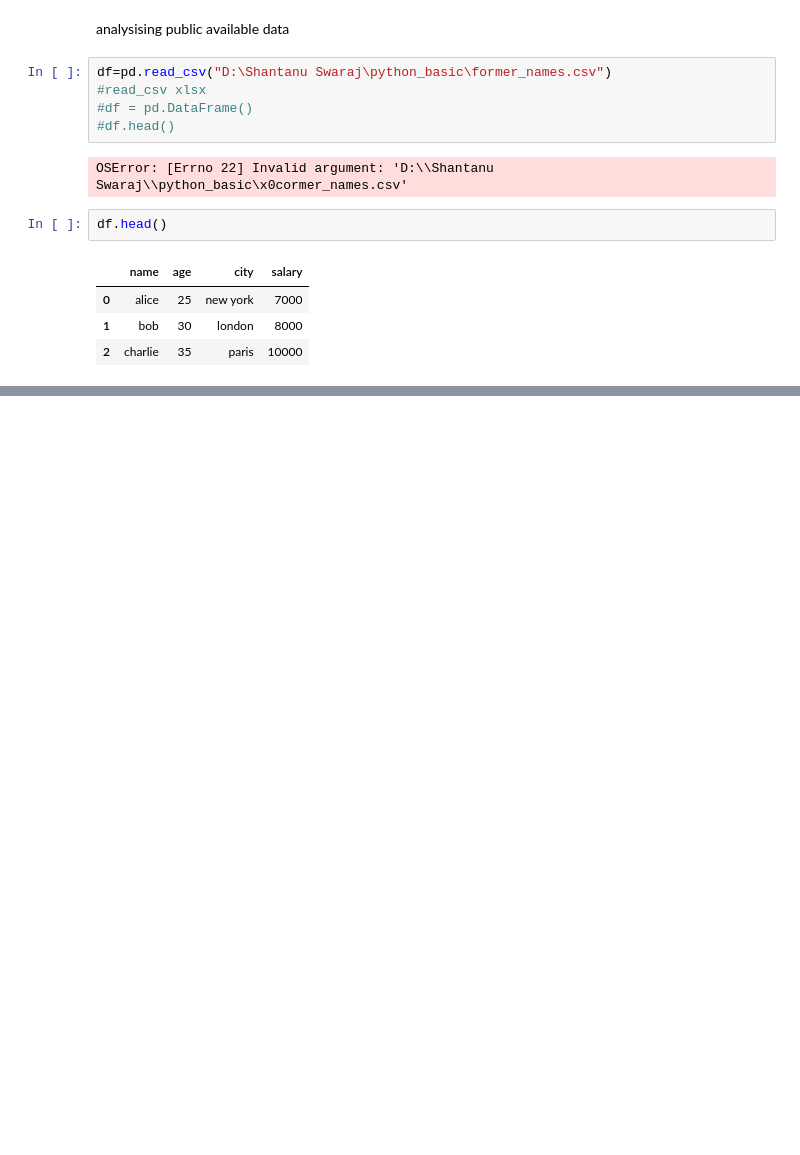
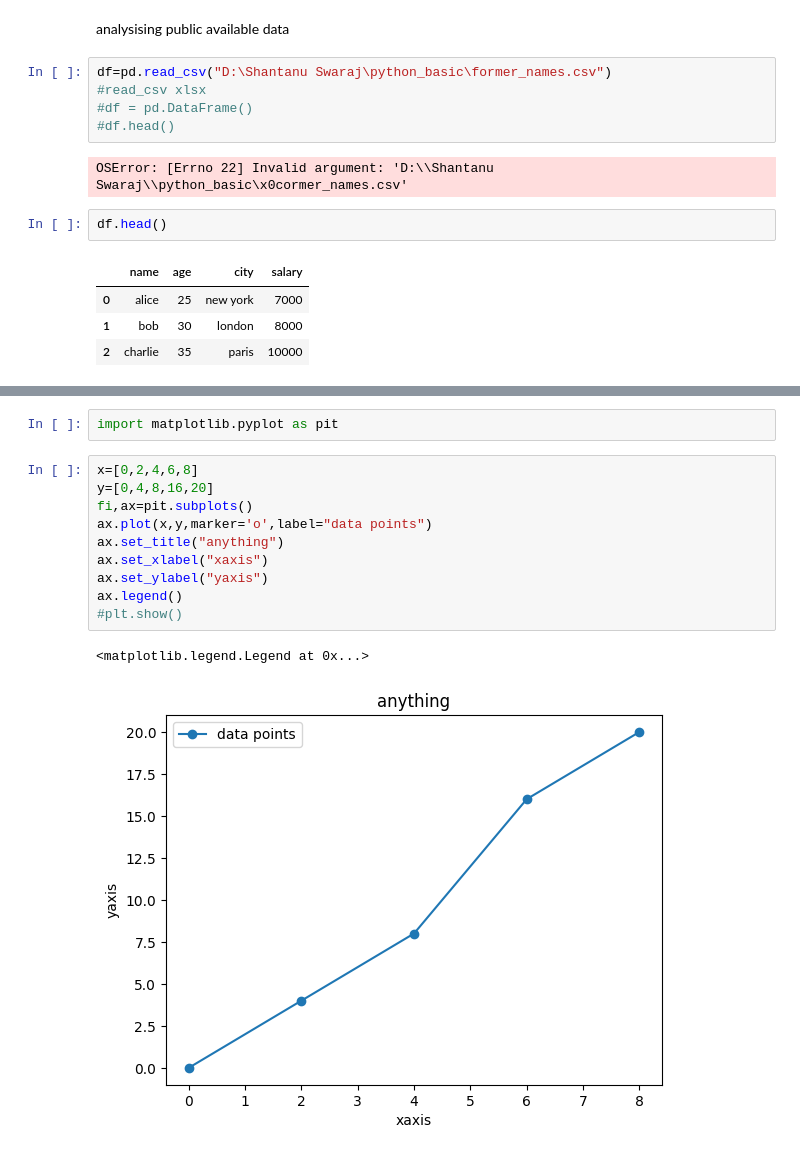
Before and after one commit to ESET0129/Python, a Jupyter notebook: analysis.ipynb, the cells around one changed output, grey strips where cells are left out. Drawn from its saved outputs; the diff is of its cells as text; blank space fills up the shorter version.

Commit message:
Day 3 of basic technical training covering matplotlib and assignment 3

```diff
--- a/analysis.ipynb
+++ b/analysis.ipynb
@@ -122,0 +141,15 @@ df.head()
+# %%
+import matplotlib.pyplot as pit
+# %%
+x=[0,2,4,6,8]
+y=[0,4,8,16,20]
+fi,ax=pit.subplots()
+ax.plot(x,y,marker='o',label="data points")
+ax.set_title("anything")
+ax.set_xlabel("xaxis")
+ax.set_ylabel("yaxis")
+ax.legend()
+#plt.show()
+# %% [output]
+<matplotlib.legend.Legend at 0x...>
+[figure, added]
```
Also changed, not shown: parts of 4 cells of this notebook.
